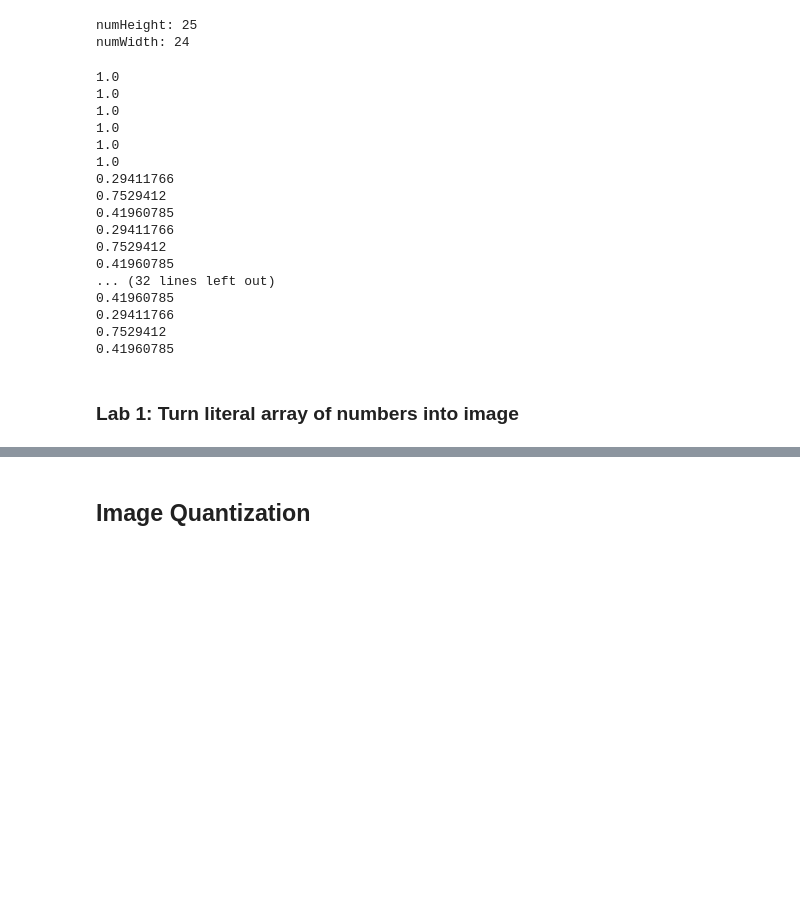
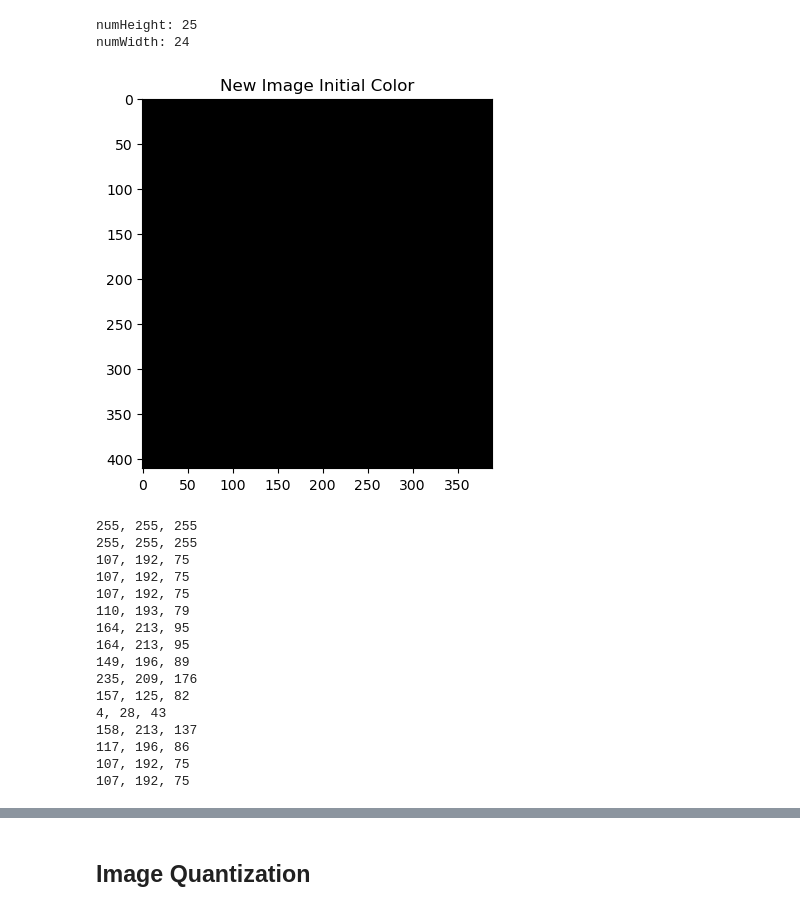
Before and after one commit to Kahvi1/image-processing, a Jupyter notebook: histogram.ipynb, the cells around one changed output, grey strips where cells are left out. Cells and saved outputs as stored; diff of their text form; code cells hidden in the pictures; blank space fills up the shorter version.

```diff
--- a/histogram.ipynb
+++ b/histogram.ipynb
@@ -9,7 +9,7 @@ import matplotlib.pyplot as plt
 # %%
 # load gambar yang ingin dipakai dengan matplotlib
 
-image = plt.imread("imageSrc/histogram1.png")
+image = cv2.imread("imageSrc/histogram1.png")
 # %%
 # mengambil shape dari height gambar
 height = image.shape[0]
@@ -41,45 +41,44 @@ numWidth: 24
 # %%
 # Membuat gambar baru dengan ukuran yang sama seperti gambar asli, diisi dengan piksel hitam (nilai nol).
 newImg = np.zeros((height, width, 3), np.uint8)
+plt.title("New Image Initial Color")
+plt.imshow(newImg)
+plt.show()
 
 # Melakukan iterasi sebanyak 16 kali untuk mengatur koordinat y dan x.
 for i in range(16):
 
     # Menghitung posisi y berdasarkan indeks iterasi dikali numHeight.
     y = i * numHeight
 
     # Menghitung posisi x berdasarkan indeks iterasi dikali numWidth.
     x = i * numWidth
 
     # Mengambil nilai kanal biru (B) dari gambar asli pada posisi (y, x).
     b = image[y, x][0]
 
     # Mengambil nilai kanal hijau (G) dari gambar asli pada posisi (y, x).
     g = image[y, x][1]
 
     # Mengambil nilai kanal merah (R) dari gambar asli pada posisi (y, x).
     r = image[y, x][2]
 
-    print(b)
-    print(g)
-    print(r)
+    print(f"{b}, {g}, {r}")
 # %% [output]
+[figure, added]
-1.0
-1.0
-1.0
-1.0
-1.0
-1.0
-0.29411766
-0.7529412
-0.41960785
-0.29411766
-0.7529412
-0.41960785
-... (32 lines left out)
-0.41960785
-0.29411766
-0.7529412
-0.41960785
+255, 255, 255
+255, 255, 255
+107, 192, 75
+107, 192, 75
+107, 192, 75
+110, 193, 79
+164, 213, 95
+164, 213, 95
+149, 196, 89
+235, 209, 176
+157, 125, 82
+4, 28, 43
+158, 213, 137
+117, 196, 86
+107, 192, 75
+107, 192, 75
-# %% [markdown]
-### Lab 1: Turn literal array of numbers into image
```
Also changed, not shown: parts of 25 cells of this notebook, 6 other files.
